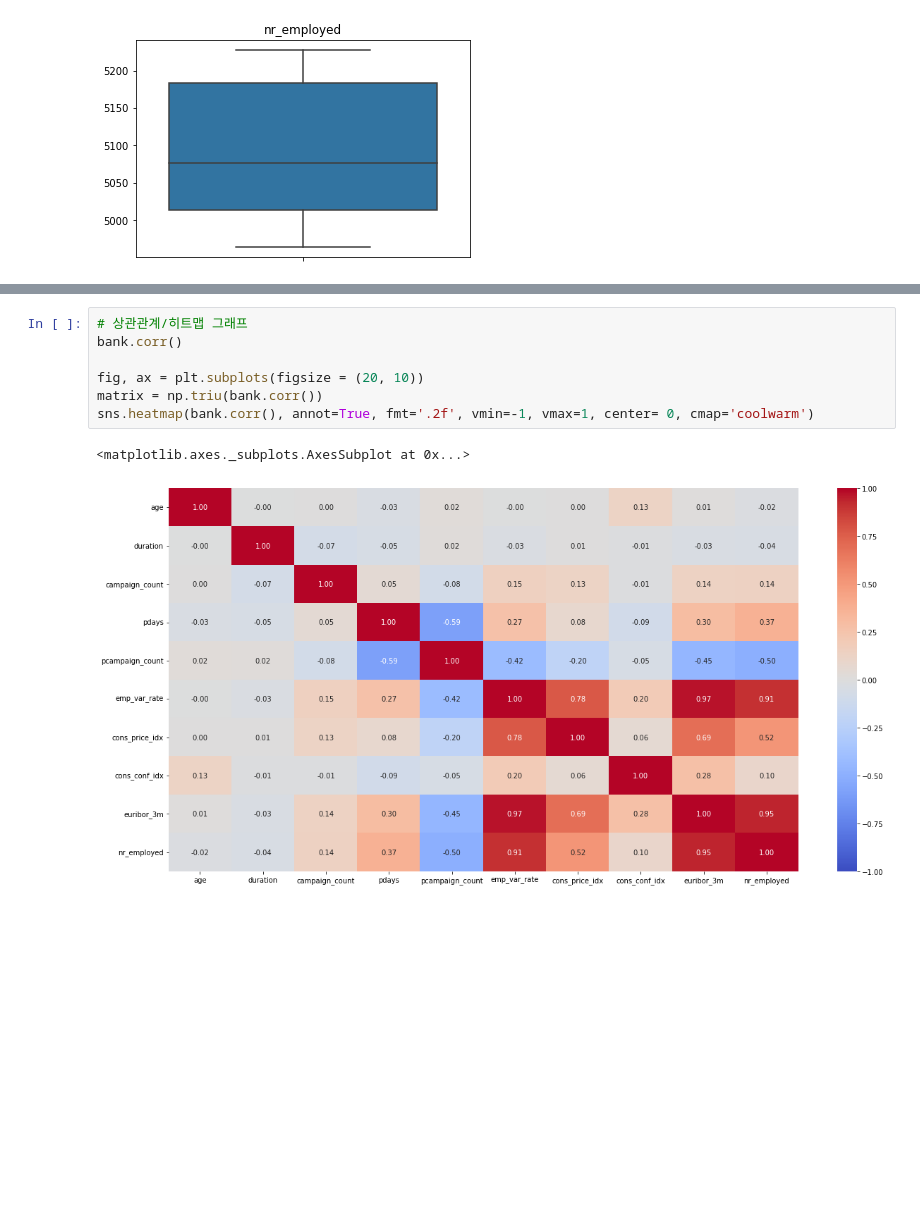
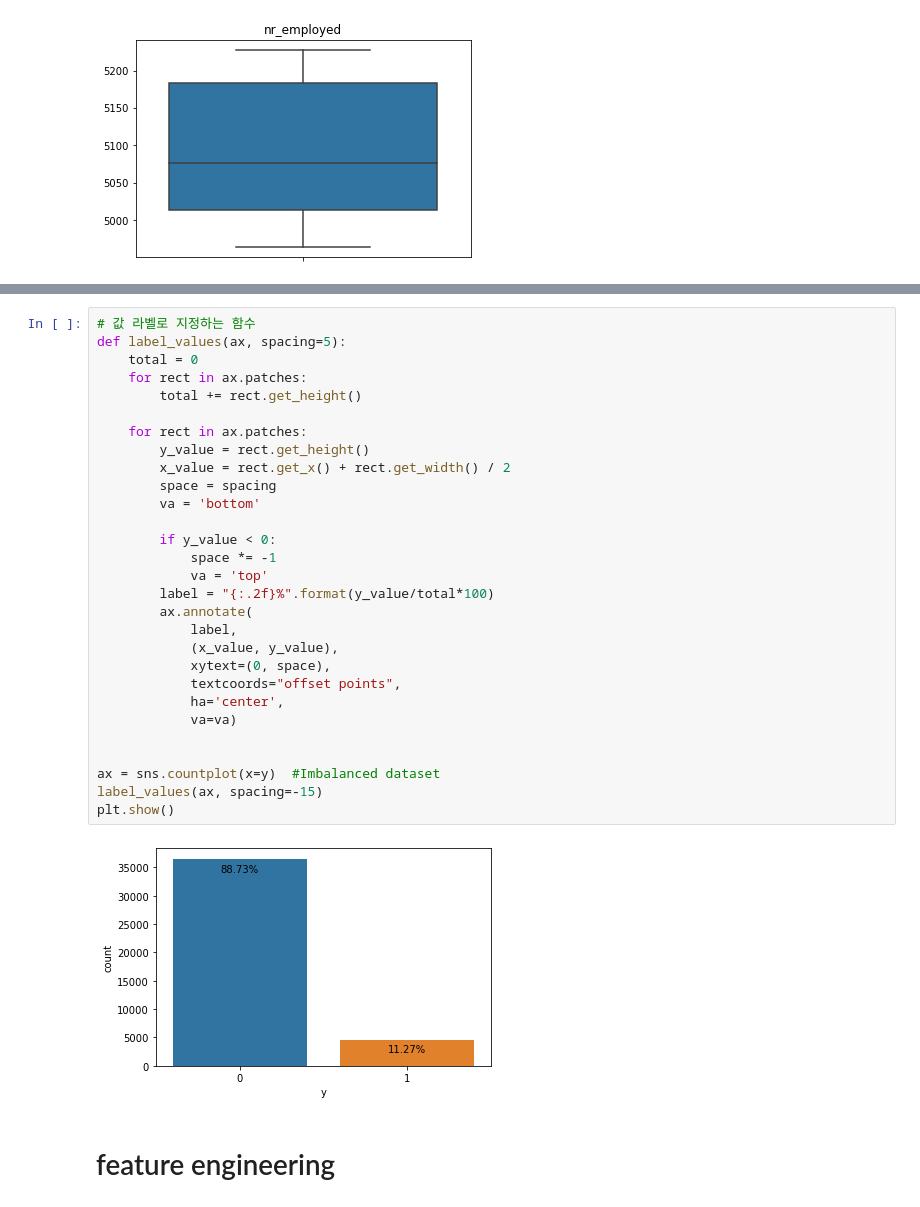
Before and after one commit to black4157/python-project, a Jupyter notebook: bank_EDA.ipynb, the cells around one changed output, grey strips where cells are left out. Cells and saved outputs as stored; diff of their text form; blank space fills up the shorter version.

```diff
--- a/bank_EDA.ipynb
+++ b/bank_EDA.ipynb
@@ -242,10 +276,33 @@ plt.show()
-# %%
-# 상관관계/히트맵 그래프
-bank.corr()
-
-fig, ax = plt.subplots(figsize = (20, 10))
-matrix = np.triu(bank.corr())
-sns.heatmap(bank.corr(), annot=True, fmt='.2f', vmin=-1, vmax=1, center= 0, cmap='coolwarm')
-# %% [output]
-<matplotlib.axes._subplots.AxesSubplot at 0x...>
-[figure, removed]
+# %%
+# 값 라벨로 지정하는 함수
+def label_values(ax, spacing=5):
+    total = 0
+    for rect in ax.patches:
+        total += rect.get_height()
+
+    for rect in ax.patches:
+        y_value = rect.get_height()
+        x_value = rect.get_x() + rect.get_width() / 2
+        space = spacing
+        va = 'bottom'
+
+        if y_value < 0:
+            space *= -1
+            va = 'top'
+        label = "{:.2f}%".format(y_value/total*100)
+        ax.annotate(
+            label,
+            (x_value, y_value),
+            xytext=(0, space),
+            textcoords="offset points",
+            ha='center',
+            va=va)
+
+
+ax = sns.countplot(x=y)  #Imbalanced dataset
+label_values(ax, spacing=-15)
+plt.show()
+# %% [output]
+[figure, added]
+# %% [markdown]
+# feature engineering
```
Also changed, not shown: parts of 105 cells of this notebook.
